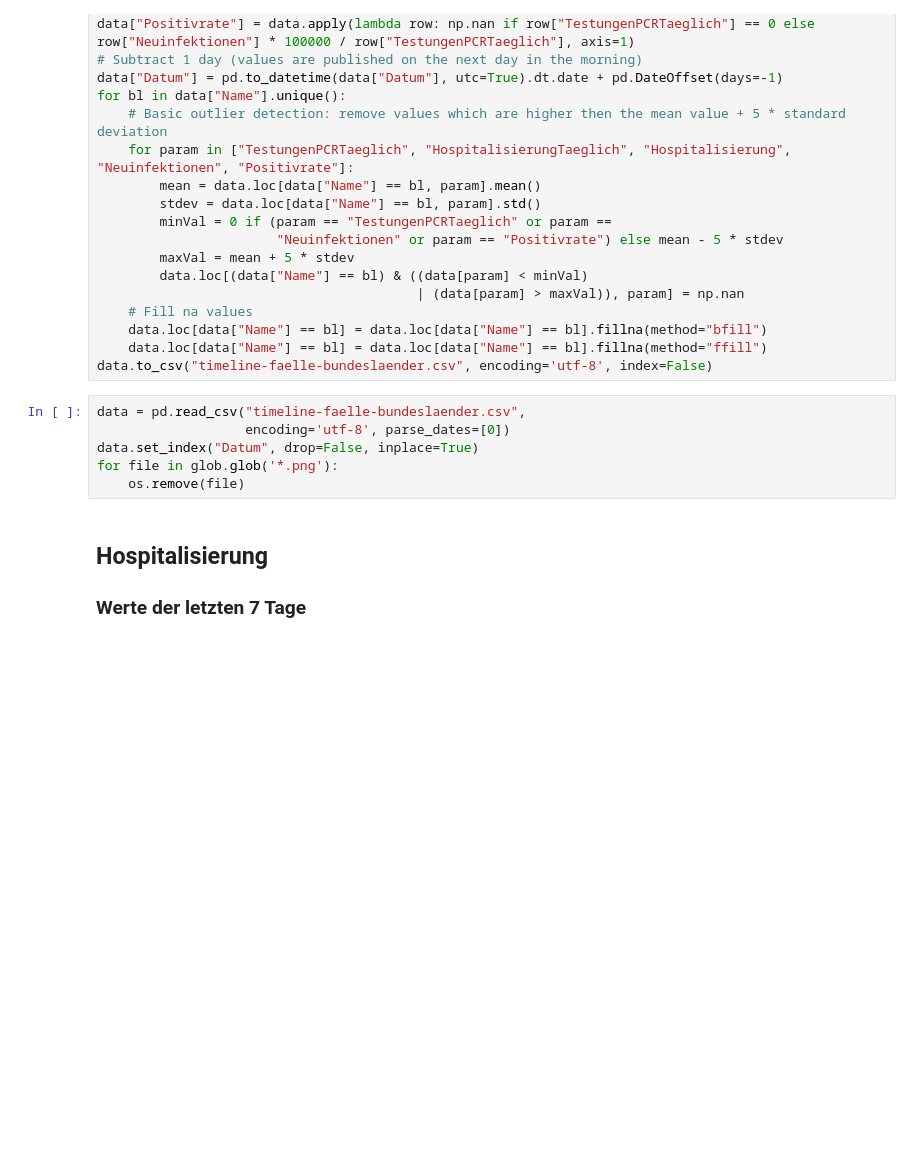
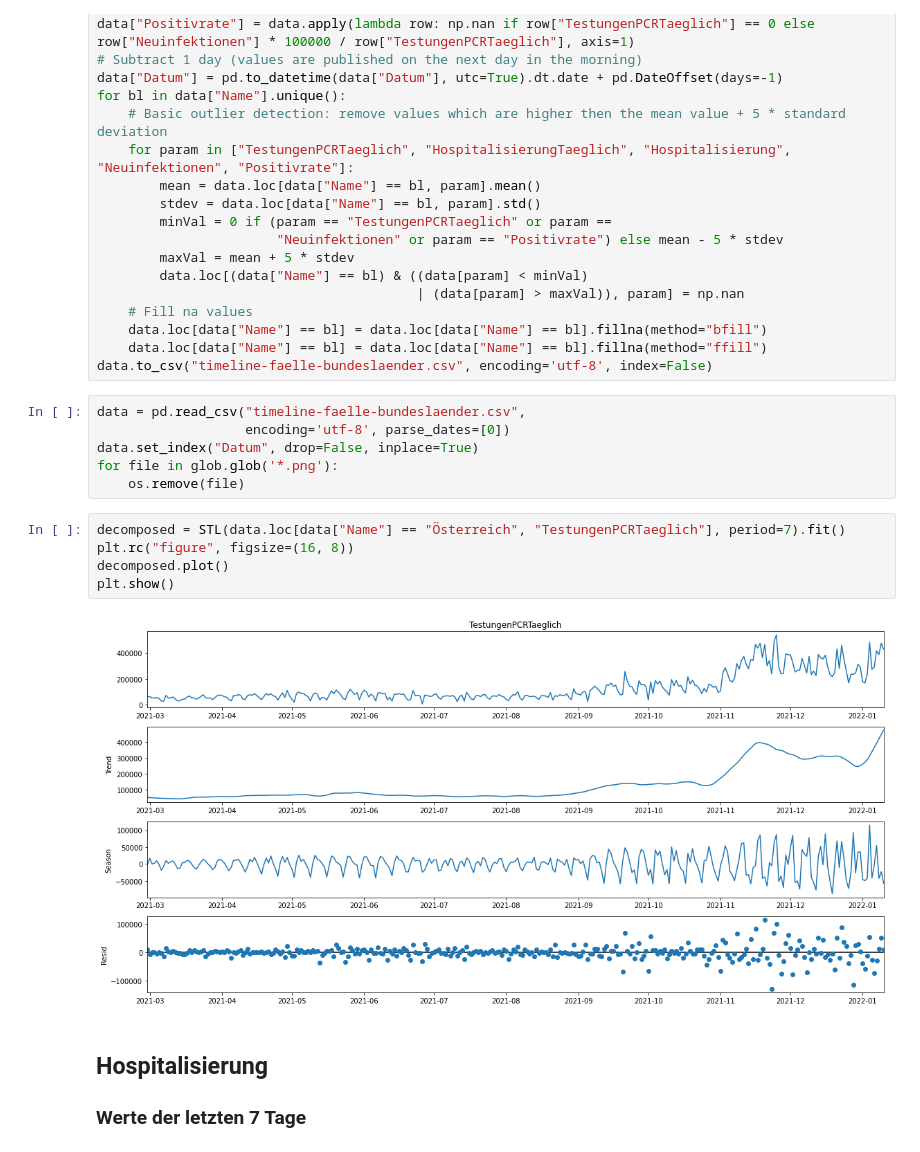
Before and after one commit to schletz/Pos5xhif, a Jupyter notebook: CovidAuswertung/covid_auswertung.ipynb, the cells around one changed output. Saved outputs shown, nothing was run; the diff lists cells and outputs as text; blank space fills up the shorter version.

```diff
--- a/CovidAuswertung/covid_auswertung.ipynb
+++ b/CovidAuswertung/covid_auswertung.ipynb
@@ -98,6 +98,13 @@ data = pd.read_csv("timeline-faelle-bundeslaender.csv",
 data.set_index("Datum", drop=False, inplace=True)
 for file in glob.glob('*.png'):
     os.remove(file)
+# %%
+decomposed = STL(data.loc[data["Name"] == "Österreich", "TestungenPCRTaeglich"], period=7).fit()
+plt.rc("figure", figsize=(16, 8))
+decomposed.plot()
+plt.show()
+# %% [output]
+[figure, added]
 # %% [markdown]
 ## Hospitalisierung
 ### Werte der letzten 7 Tage
```
Also changed, not shown: 2 other files.
